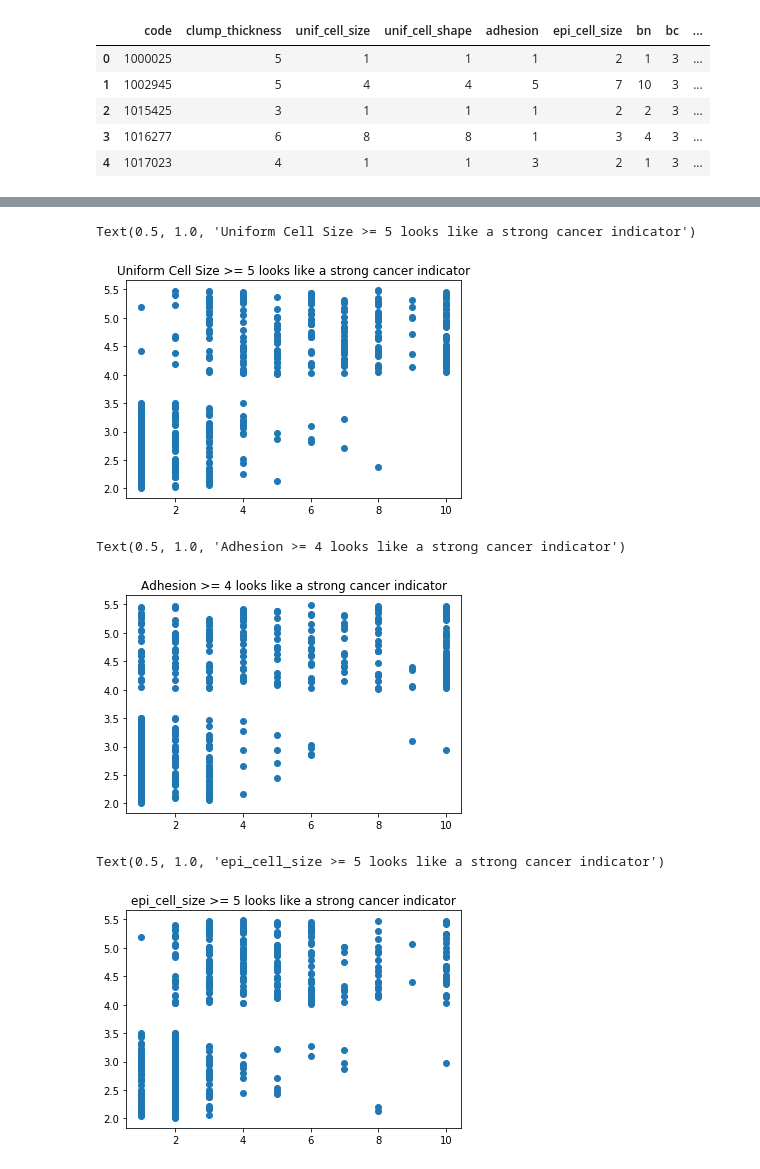
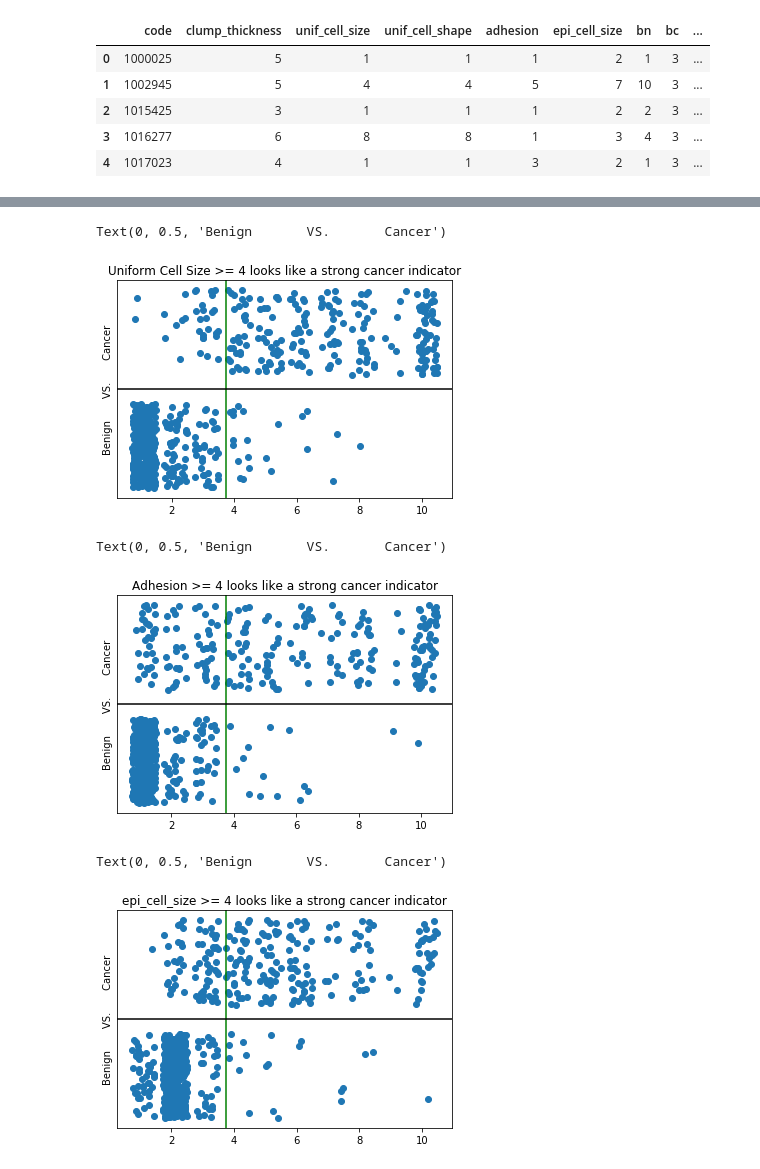
Before and after one commit to gwenspencer/Data_Challenges, a Jupyter notebook: Data Challenge 1/Data Challenge 1 EDA.ipynb, the cells around one changed output, grey strips where cells are left out. Cells and saved outputs as stored; diff of their text form; code cells hidden in the pictures.

```diff
--- a/Data Challenge 1/Data Challenge 1 EDA.ipynb
+++ b/Data Challenge 1/Data Challenge 1 EDA.ipynb
@@ -52,6 +58,12 @@ jittered_values = []
 
 for index in list(range(len(breast_cancer))):
     jittered_values.append( breast_cancer['class'][index]+ np.random.uniform(0, 1.5))
+
+def jitter_data(series):
+    jittered = []
+    for index in list(range(len(series))):
+        jittered.append(series[index]+ np.random.uniform(-.25, 0.5))
+    return jittered
 # %%
 breast_cancer['jitter_class'] = jittered_values
 # %%
@@ -81,19 +110,37 @@ Text(0.5, 1.0, 'Uniform Cell Size >=5 looks like a strong cancer indicator')
 # %%
-plt.plot(breast_cancer['unif_cell_shape'], breast_cancer['jitter_class'], 'o')
-plt.title('Uniform Cell Size >= 5 looks like a strong cancer indicator')
+plt.plot(jitter_data(breast_cancer['unif_cell_shape']), breast_cancer['jitter_class'], 'o')
+plt.title('Uniform Cell Size >= 4 looks like a strong cancer indicator')
+
+plt.axvline(x = 3.75,color ='g')
+plt.axhline(y = 3.75,color ='black')
+
+plt.yticks([])
+plt.ylabel('Benign       VS.       Cancer')
 # %% [output]
-Text(0.5, 1.0, 'Uniform Cell Size >= 5 looks like a strong cancer indicator')
+Text(0, 0.5, 'Benign       VS.       Cancer')
-[figure, old version]
+[figure, new version]
 # %%
-plt.plot(breast_cancer['adhesion'], breast_cancer['jitter_class'], 'o')
+plt.plot(jitter_data(breast_cancer['adhesion']), breast_cancer['jitter_class'], 'o')
 plt.title('Adhesion >= 4 looks like a strong cancer indicator')
+
+plt.axvline(x = 3.75,color ='g')
+plt.axhline(y = 3.75,color ='black')
+
+plt.yticks([])
+plt.ylabel('Benign       VS.       Cancer')
 # %% [output]
-Text(0.5, 1.0, 'Adhesion >= 4 looks like a strong cancer indicator')
+Text(0, 0.5, 'Benign       VS.       Cancer')
-[figure, old version]
+[figure, new version]
 # %%
-plt.plot(breast_cancer['epi_cell_size'], breast_cancer['jitter_class'], 'o')
-plt.title('epi_cell_size >= 5 looks like a strong cancer indicator')
+plt.plot(jitter_data(breast_cancer['epi_cell_size']), breast_cancer['jitter_class'], 'o')
+plt.title('epi_cell_size >= 4 looks like a strong cancer indicator')
+
+plt.axvline(x = 3.75,color ='g')
+plt.axhline(y = 3.75,color ='black')
+
+plt.yticks([])
+plt.ylabel('Benign       VS.       Cancer')
 # %% [output]
-Text(0.5, 1.0, 'epi_cell_size >= 5 looks like a strong cancer indicator')
+Text(0, 0.5, 'Benign       VS.       Cancer')
-[figure, old version]
+[figure, new version]
 # %%
```
Also changed, not shown: parts of 15 cells of this notebook.
